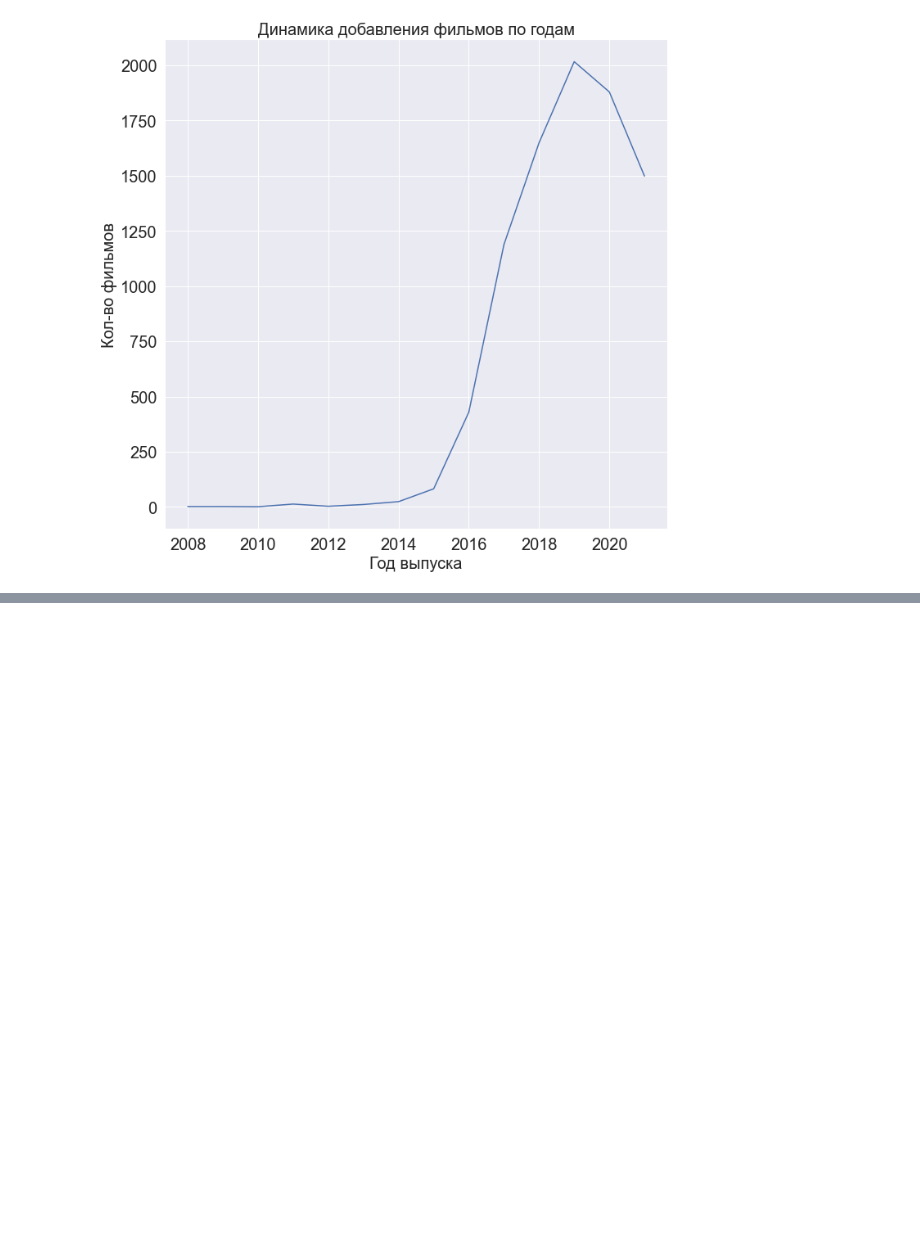
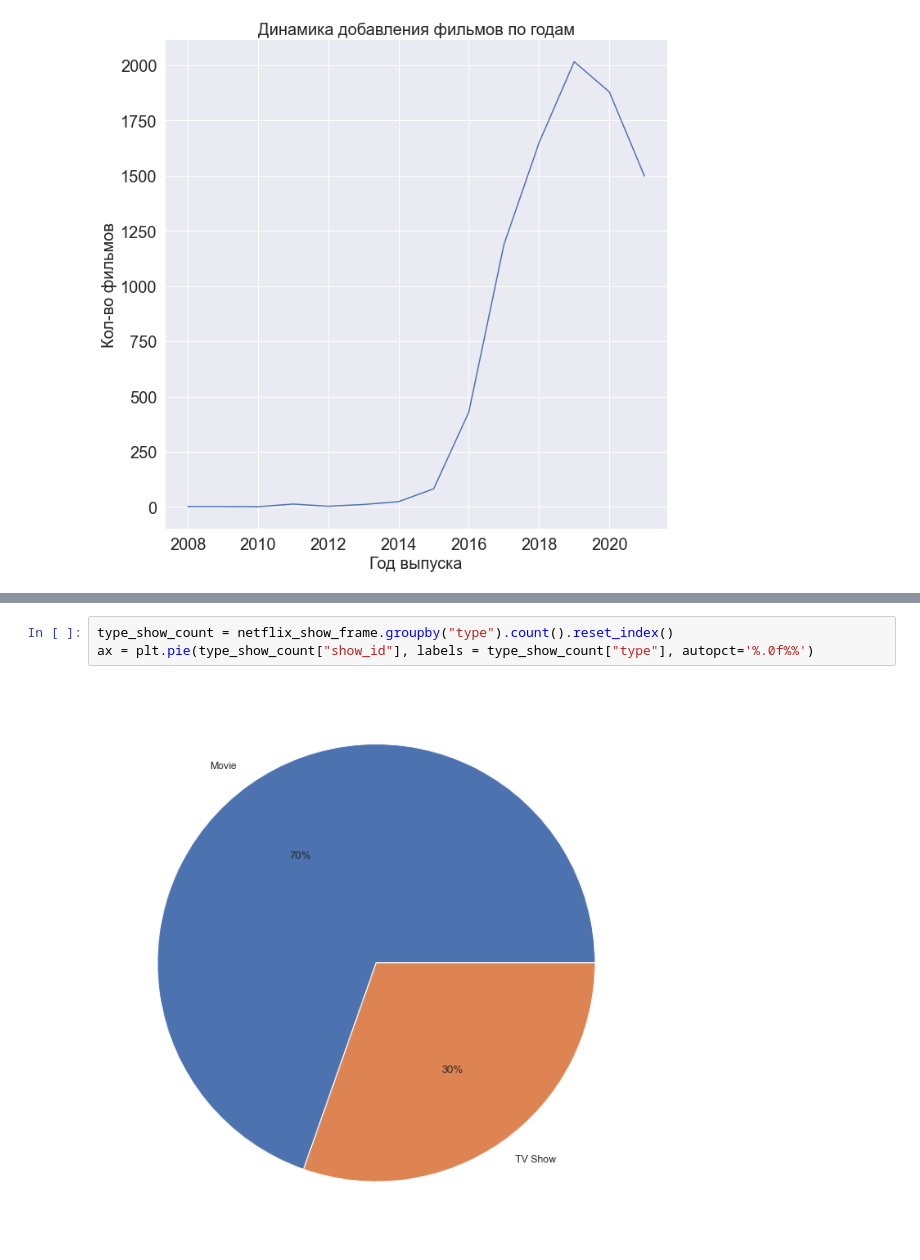
Before and after one commit to RussianStupidCode/netflix-dataset-visualization, a Jupyter notebook: notebook.ipynb, the cells around one changed output, grey strips where cells are left out. Drawn from its saved outputs; the diff is of its cells as text; blank space fills up the shorter version.

```diff
--- a/notebook.ipynb
+++ b/notebook.ipynb
@@ -82,0 +111,5 @@ Name: dur, Length: 2676, dtype: object
+# %%
+type_show_count = netflix_show_frame.groupby("type").count().reset_index()
+ax = plt.pie(type_show_count["show_id"], labels = type_show_count["type"], autopct='%.0f%%')
+# %% [output]
+[figure, added]
```
Also changed, not shown: parts of 9 cells of this notebook.
